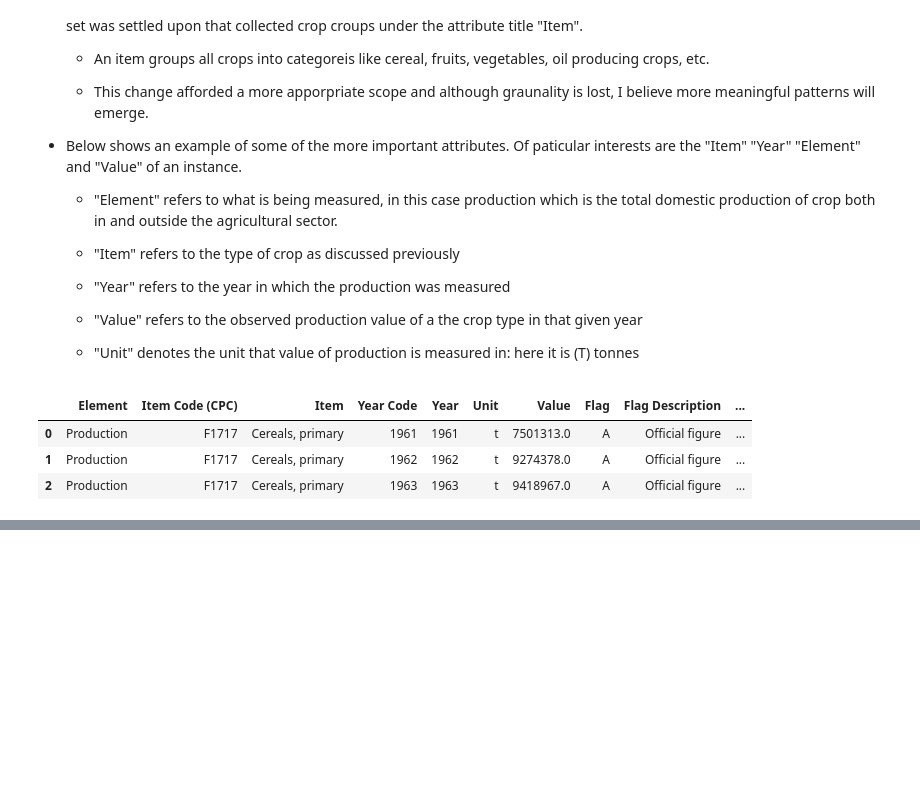
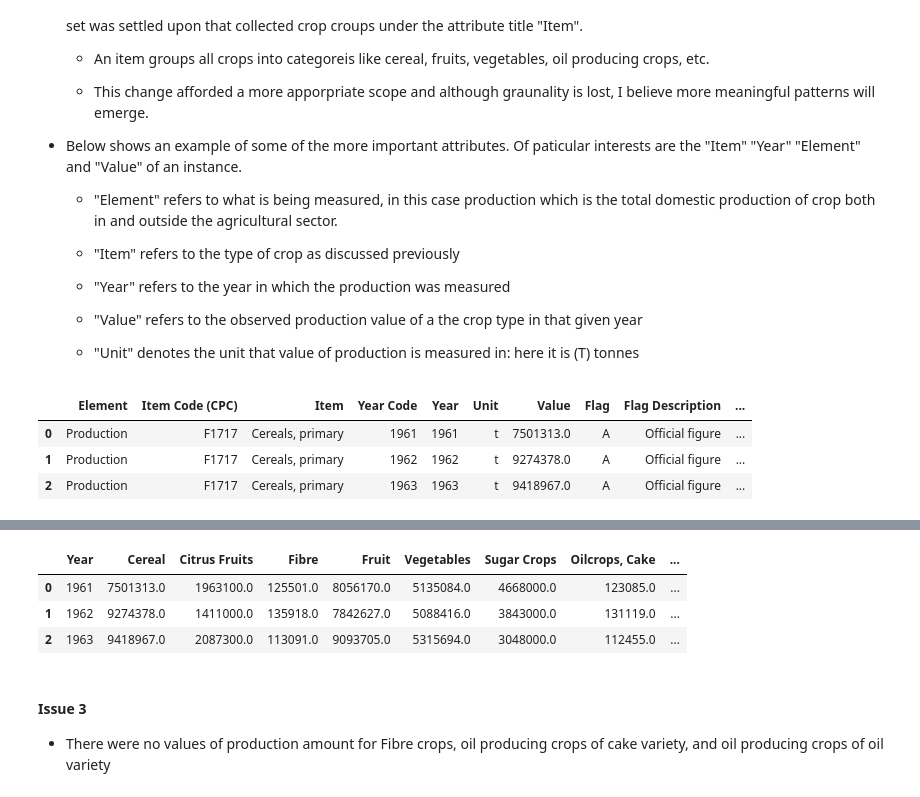
Before and after one commit to nickbar2003/FirstRepo, a Jupyter notebook: cs222/project/report.ipynb, the cells around one changed output, grey strips where cells are left out. Drawn from its saved outputs; the diff is of its cells as text; code cells hidden in the pictures; blank space fills up the shorter version.

```diff
--- a/cs222/project/report.ipynb
+++ b/cs222/project/report.ipynb
@@ -99,0 +129,13 @@ display(carbon_emissions.iloc[:3, 5:])
+# %%
+# Crops data after making shift
+crops_by_groups = pd.read_csv('./data/crops_by_group.csv')
+display(crops_by_groups.iloc[:3, 1:])
+# %% [output]
+|  | Year | Cereal | Citrus Fruits | Fibre | Fruit | Vegetables | Sugar Crops | Oilcrops, Cake | ... |
+| 0 | 1961 | 7501313.0 | 1963100.0 | 125501.0 | 8056170.0 | 5135084.0 | 4668000.0 | 123085.0 | ... |
+| 1 | 1962 | 9274378.0 | 1411000.0 | 135918.0 | 7842627.0 | 5088416.0 | 3843000.0 | 131119.0 | ... |
+| 2 | 1963 | 9418967.0 | 2087300.0 | 113091.0 | 9093705.0 | 5315694.0 | 3048000.0 | 112455.0 | ... |
+# %% [markdown]
+#### Issue 3
+
+- There were no values of production amount for Fibre crops, oil producing crops of cake variety, and oil producing crops of oil variety
```
Also changed, not shown: parts of 5 cells of this notebook, 3 other files.
